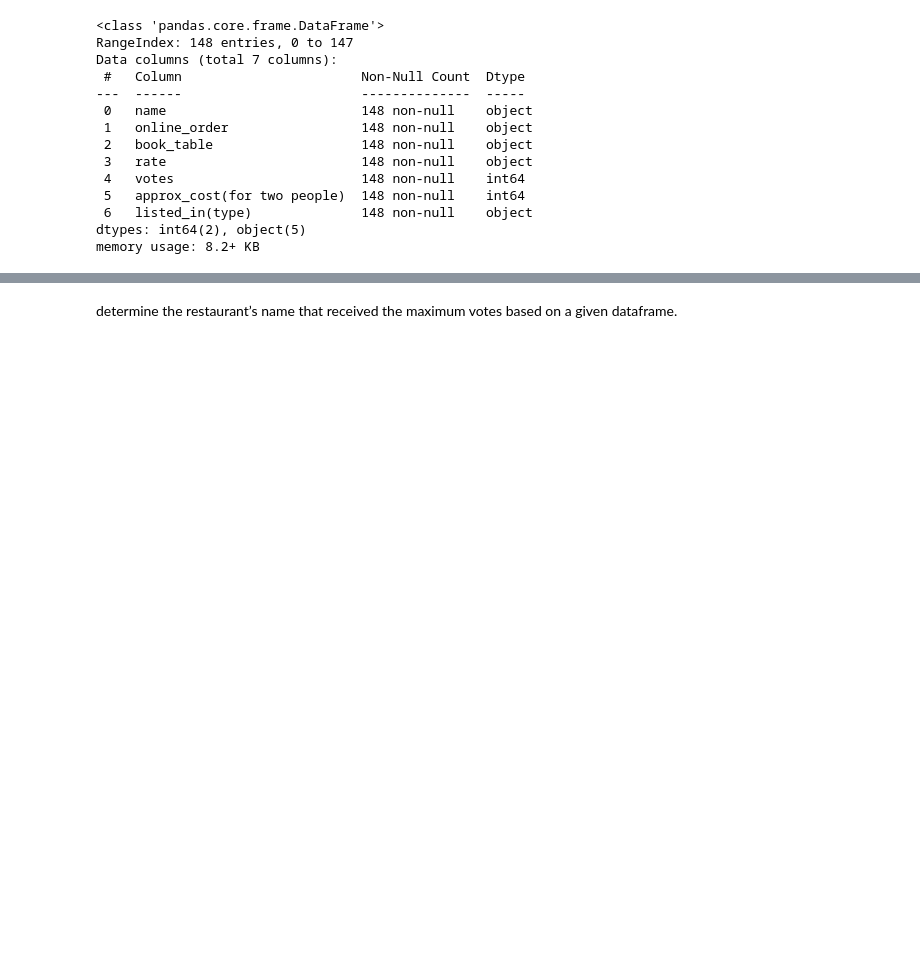
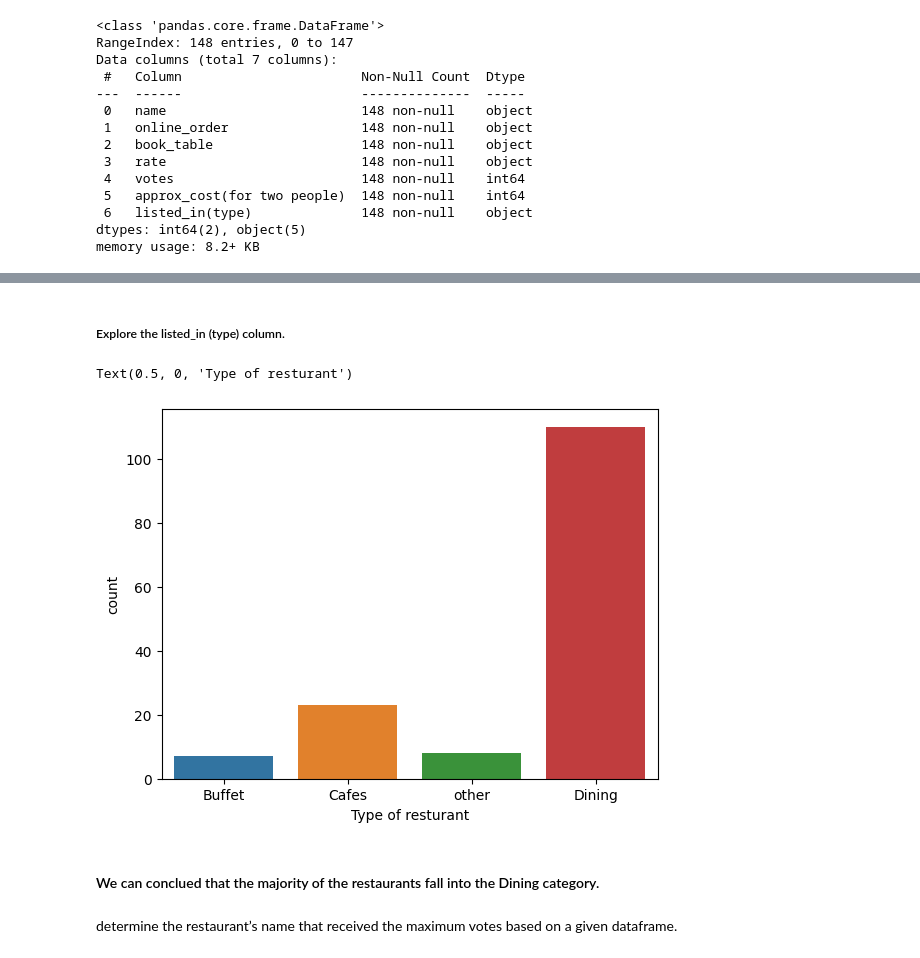
Before and after one commit to bandito19/EDA-Projects, a Jupyter notebook: Zomato/zomato.ipynb, the cells around one changed output, grey strips where cells are left out. Cells and saved outputs as stored; diff of their text form; code cells hidden in the pictures; blank space fills up the shorter version.

```diff
--- a/Zomato/zomato.ipynb
+++ b/Zomato/zomato.ipynb
@@ -50,6 +45,13 @@ Name: rate, dtype: float64
+# %% [markdown]
+##### Explore the listed_in (type) column.
 # %%
-sns.countplot(x=df['listed_in(type)'])
+sns.countplot(x=df['listed_in(type)'], hue=df['listed_in(type)'])
 plt.xlabel('Type of resturant')
+# %% [output]
+Text(0.5, 0, 'Type of resturant')
+[figure, added]
+# %% [markdown]
+#### We can conclued that the majority of the restaurants fall into the Dining category.
 # %% [markdown]
 determine the restaurant’s name that received the maximum votes based on a given dataframe.
 # %%
```
Also changed, not shown: parts of 2 cells of this notebook.
